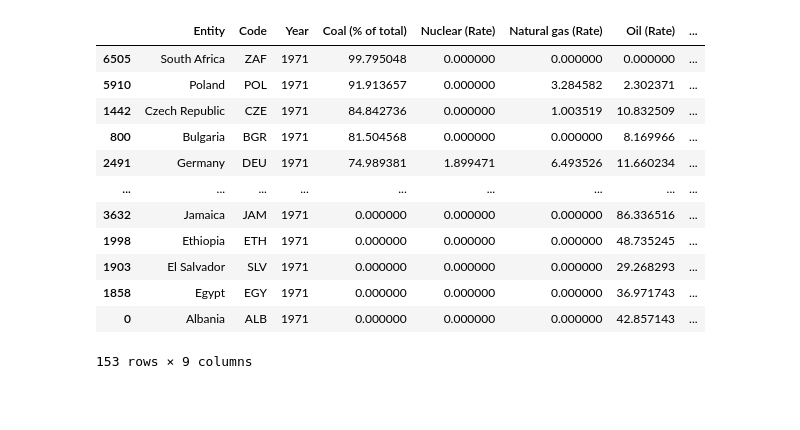
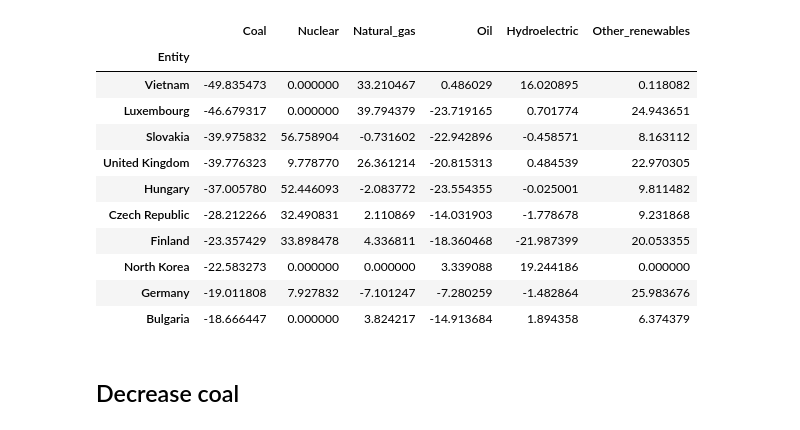
Before and after one commit to xavierbrt/telecom-hackaton-energie, a Jupyter notebook: World electricity by source.ipynb, the cells around one changed output. Drawn from its saved outputs; the diff is of its cells as text; code cells hidden in the pictures; blank space fills up the shorter version.

Commit message:
add world electricity by source

```diff
--- a/World electricity by source.ipynb
+++ b/World electricity by source.ipynb
@@ -53,3 +5,0 @@ df_evolution.head()
-# %%
-df_1971_2015 = df[(df["Year"] == 1971) | (df["Year"] == 2015)]
-df_1971_2015
@@ -101,17 +6,39 @@ df.set_index("Entity")
-# %%
-df_1971 = df[df["Year"] == 1971]
-df_1971.sort_values(by="Coal (% of total)",ascending=False)
-# %% [output]
-|  | Entity | Code | Year | Coal (% of total) | Nuclear (Rate) | Natural gas (Rate) | Oil (Rate) | ... |
-| 6505 | South Africa | ZAF | 1971 | 99.795048 | 0.000000 | 0.000000 | 0.000000 | ... |
-| 5910 | Poland | POL | 1971 | 91.913657 | 0.000000 | 3.284582 | 2.302371 | ... |
-| 1442 | Czech Republic | CZE | 1971 | 84.842736 | 0.000000 | 1.003519 | 10.832509 | ... |
-| 800 | Bulgaria | BGR | 1971 | 81.504568 | 0.000000 | 0.000000 | 8.169966 | ... |
-| 2491 | Germany | DEU | 1971 | 74.989381 | 1.899471 | 6.493526 | 11.660234 | ... |
-| ... | ... | ... | ... | ... | ... | ... | ... | ... |
-| 3632 | Jamaica | JAM | 1971 | 0.000000 | 0.000000 | 0.000000 | 86.336516 | ... |
-| 1998 | Ethiopia | ETH | 1971 | 0.000000 | 0.000000 | 0.000000 | 48.735245 | ... |
-| 1903 | El Salvador | SLV | 1971 | 0.000000 | 0.000000 | 0.000000 | 29.268293 | ... |
-| 1858 | Egypt | EGY | 1971 | 0.000000 | 0.000000 | 0.000000 | 36.971743 | ... |
-| 0 | Albania | ALB | 1971 | 0.000000 | 0.000000 | 0.000000 | 42.857143 | ... |
-153 rows × 9 columns
+# %%
+df = pd.read_csv("world-electricity-by-source.csv")
+not_countries = ["European Union","Euro area","Sub-Saharan Africa (excluding high income)","Sub-Saharan Africa (IDA & IBRD)", "High income", "Middle East & North Africa (IDA & IBRD)","Sub-Saharan Africa","OECD members","Central Europe and the Baltics","Low income","Post-demographic dividend","IDA blend","Middle East & North Africa (excluding high income)","Middle East & North Africa","South Asia (IDA & IBRD)","Middle East & North Africa (IDA & IBRD)","IDA total","IDA only","Latin America & Caribbean (excluding high income)","Latin America & Caribbean","Latin America & Caribbean (IDA & IBRD)","Small states","Other small states","Early-demographic dividend","East Asia & Pacific (IDA & IBRD)","World", "East Asia & Pacific (excluding high income)","IDA & IBRD total","IBRD only","South Asia (IDA & IBRD","Upper middle income","Low & middle income","Middle income","Late-demographic dividend","East Asia & Pacific","Lower middle income"]
+df.columns = ['Entity', 'Code', 'Year', 'Coal', 'Nuclear','Natural_gas', 'Oil', 'Hydroelectric', 'Other_renewables']
+df.drop(columns=['Code'], inplace=True)
+
+df_1971_2015 = df[(df["Year"] == 1975) | (df["Year"] == 2015)]
+df_unstack = df_1971_2015.set_index(['Entity', 'Year']).unstack()
+df_unstack
+
+df_unstack["Difference", "Coal"] = df_unstack["Coal"][2015] - df_unstack["Coal"][1975]
+df_unstack["Difference", "Nuclear"] = df_unstack["Nuclear"][2015] - df_unstack["Nuclear"][1975]
+df_unstack["Difference", "Natural_gas"] = df_unstack["Natural_gas"][2015] - df_unstack["Natural_gas"][1975]
+df_unstack["Difference", "Oil"] = df_unstack["Oil"][2015] - df_unstack["Oil"][1975]
+df_unstack["Difference", "Hydroelectric"] = df_unstack["Hydroelectric"][2015] - df_unstack["Hydroelectric"][1975]
+df_unstack["Difference", "Other_renewables"] = df_unstack["Other_renewables"][2015] - df_unstack["Other_renewables"][1975]
+
+df_difference = df_unstack.drop(columns=["Coal", "Nuclear", "Natural_gas", "Oil", "Hydroelectric", "Other_renewables"])
+df_difference.columns = df_difference.columns.droplevel()
+df_difference.columns.name = ""
+df_difference.sort_values(by="Coal", inplace=True)
+df_difference.fillna(0, inplace=True)
+df_difference.drop(not_countries, axis=0, errors="ignore", inplace=True)
+df_difference.head(10)
+# %% [output]
+|  | Coal | Nuclear | Natural_gas | Oil | Hydroelectric | Other_renewables |
+| Entity |  |  |  |  |  |  |
+| Vietnam | -49.835473 | 0.000000 | 33.210467 | 0.486029 | 16.020895 | 0.118082 |
+| Luxembourg | -46.679317 | 0.000000 | 39.794379 | -23.719165 | 0.701774 | 24.943651 |
+| Slovakia | -39.975832 | 56.758904 | -0.731602 | -22.942896 | -0.458571 | 8.163112 |
+| United Kingdom | -39.776323 | 9.778770 | 26.361214 | -20.815313 | 0.484539 | 22.970305 |
+| Hungary | -37.005780 | 52.446093 | -2.083772 | -23.554355 | -0.025001 | 9.811482 |
+| Czech Republic | -28.212266 | 32.490831 | 2.110869 | -14.031903 | -1.778678 | 9.231868 |
+| Finland | -23.357429 | 33.898478 | 4.336811 | -18.360468 | -21.987399 | 20.053355 |
+| North Korea | -22.583273 | 0.000000 | 0.000000 | 3.339088 | 19.244186 | 0.000000 |
+| Germany | -19.011808 | 7.927832 | -7.101247 | -7.280259 | -1.482864 | 25.983676 |
+| Bulgaria | -18.666447 | 0.000000 | 3.824217 | -14.913684 | 1.894358 | 6.374379 |
+# %% [markdown]
+## Decrease coal
```
Also changed, not shown: parts of 14 cells of this notebook, 1 other file.
